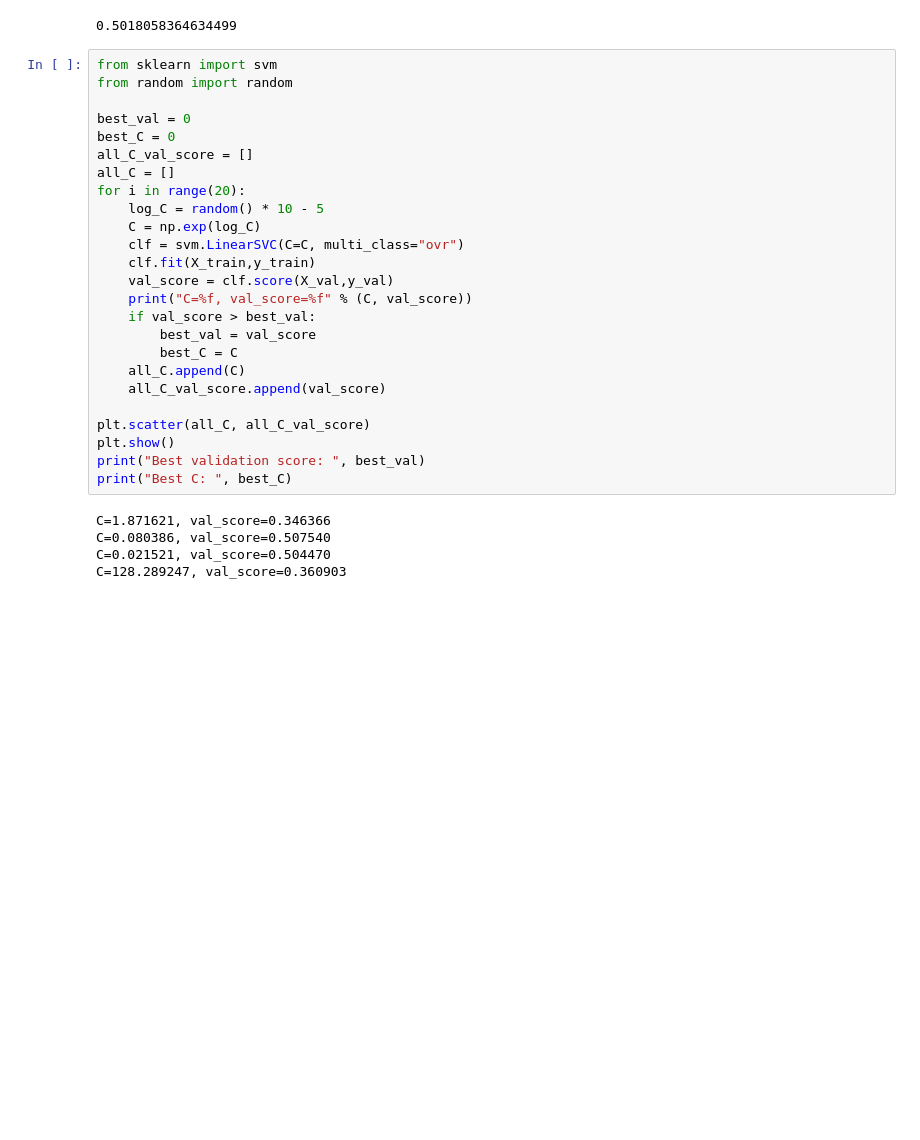
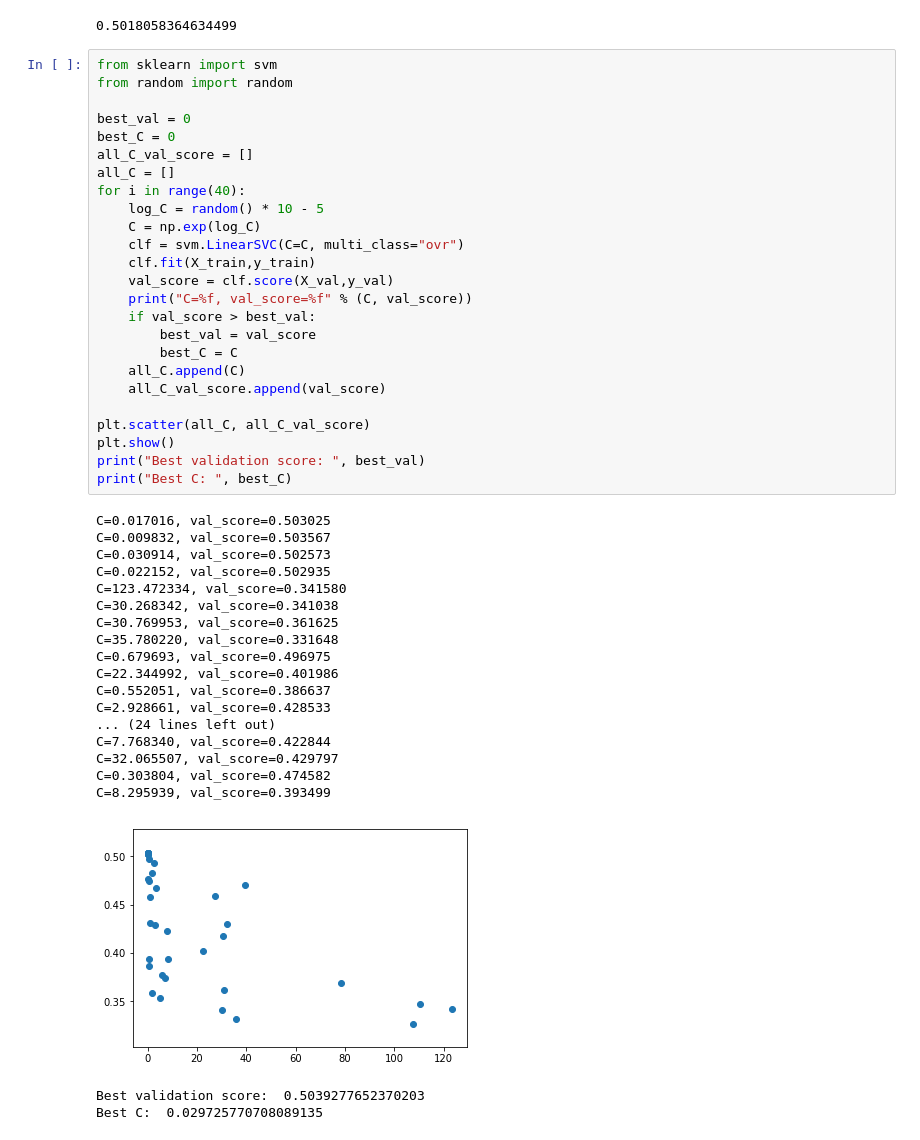
Before and after one commit to sunshineclt/7641ML-HW1, a Jupyter notebook: traffic_main.ipynb, the cells around one changed output. Drawn from its saved outputs; the diff is of its cells as text; blank space fills up the shorter version.

```diff
--- a/traffic_main.ipynb
+++ b/traffic_main.ipynb
@@ -398,31 +398,47 @@ tanh
 # %%
 from sklearn import svm
 from random import random
 
 best_val = 0
 best_C = 0
 all_C_val_score = []
 all_C = []
-for i in range(20):
+for i in range(40):
     log_C = random() * 10 - 5
     C = np.exp(log_C)
     clf = svm.LinearSVC(C=C, multi_class="ovr")
     clf.fit(X_train,y_train)
     val_score = clf.score(X_val,y_val)
     print("C=%f, val_score=%f" % (C, val_score))
     if val_score > best_val:
         best_val = val_score
         best_C = C
     all_C.append(C)
     all_C_val_score.append(val_score)
 
 plt.scatter(all_C, all_C_val_score)
 plt.show()
 print("Best validation score: ", best_val)
 print("Best C: ", best_C)
 # %% [output]
-C=1.871621, val_score=0.346366
-C=0.080386, val_score=0.507540
-C=0.021521, val_score=0.504470
-C=128.289247, val_score=0.360903
+C=0.017016, val_score=0.503025
+C=0.009832, val_score=0.503567
+C=0.030914, val_score=0.502573
+C=0.022152, val_score=0.502935
+C=123.472334, val_score=0.341580
+C=30.268342, val_score=0.341038
+C=30.769953, val_score=0.361625
+C=35.780220, val_score=0.331648
+C=0.679693, val_score=0.496975
+C=22.344992, val_score=0.401986
+C=0.552051, val_score=0.386637
+C=2.928661, val_score=0.428533
+... (24 lines left out)
+C=7.768340, val_score=0.422844
+C=32.065507, val_score=0.429797
+C=0.303804, val_score=0.474582
+C=8.295939, val_score=0.393499
+[figure, added]
+Best validation score:  0.5039277652370203
+Best C:  0.029725770708089135
 # %%
```
Also changed, not shown: parts of 4 cells of this notebook.
